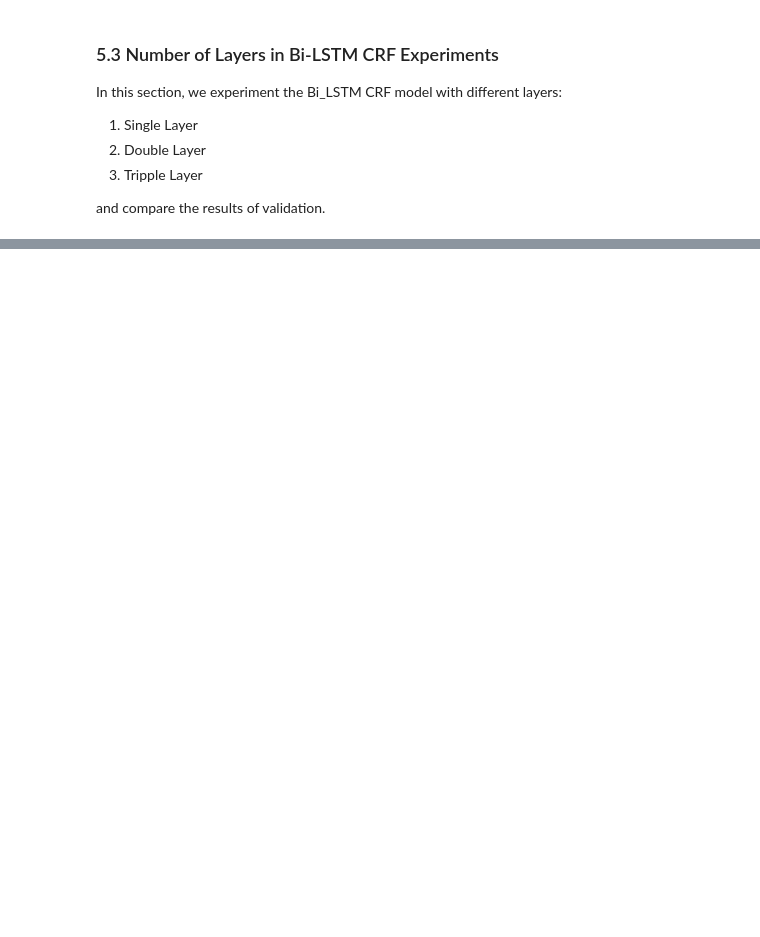
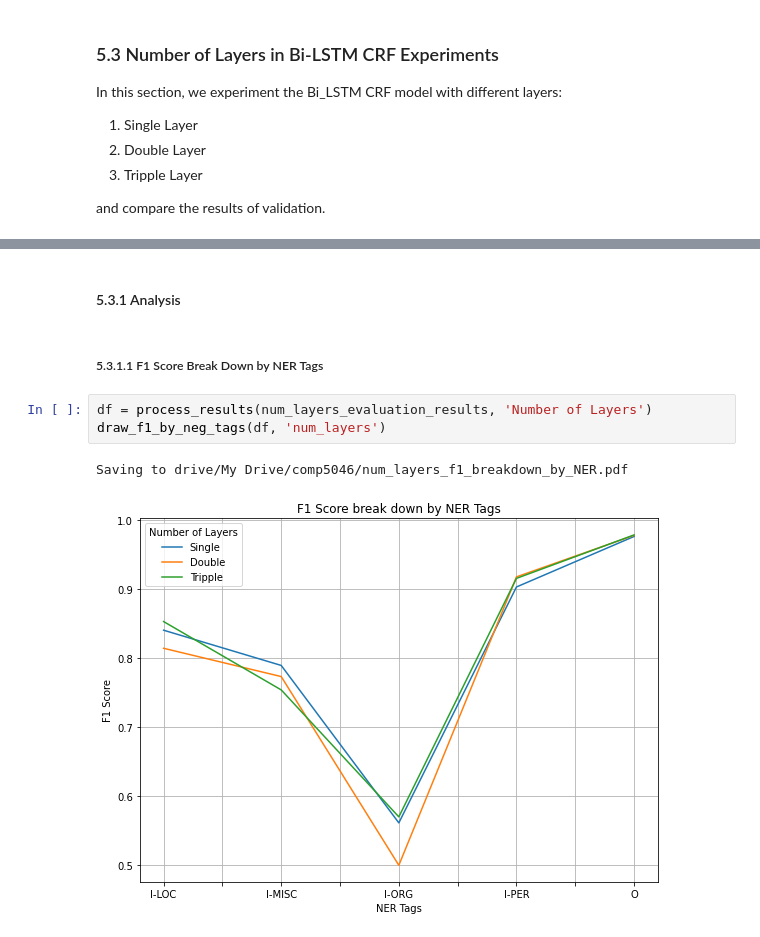
Before and after one commit to seanwelz/5046-A2, a Jupyter notebook: Assignment2_xzho7240_xwan8513.ipynb, the cells around one changed output, grey strips where cells are left out. Saved outputs shown, nothing was run; the diff lists cells and outputs as text; blank space fills up the shorter version.

```diff
--- a/Assignment2_xzho7240_xwan8513.ipynb
+++ b/Assignment2_xzho7240_xwan8513.ipynb
@@ -857,0 +899,10 @@ with open(num_layers_file_name, 'w') as f:
+# %% [markdown]
+#### 5.3.1 Analysis
+# %% [markdown]
+##### 5.3.1.1 F1 Score Break Down by NER Tags
+# %%
+df = process_results(num_layers_evaluation_results, 'Number of Layers')
+draw_f1_by_neg_tags(df, 'num_layers')
+# %% [output]
+Saving to drive/My Drive/comp5046/num_layers_f1_breakdown_by_NER.pdf
+[figure, added]
```
Also changed, not shown: parts of 9 cells of this notebook.
